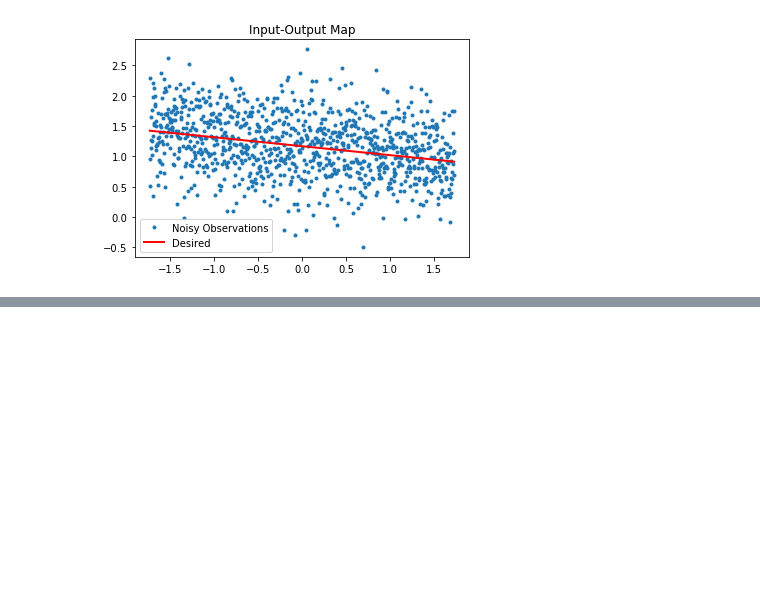
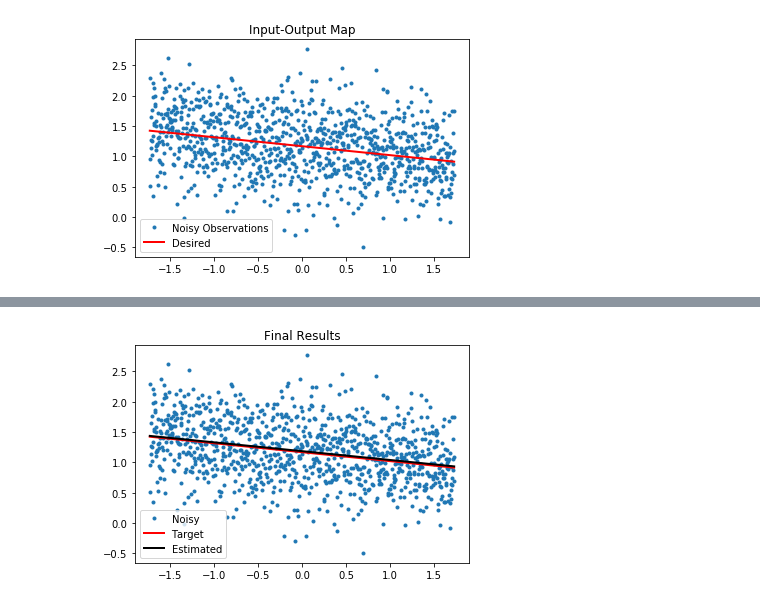
Before and after one commit to TrellixVulnTeam/ml_UQ36, a Jupyter notebook: deepLearning.ipynb, the cells around one changed output, grey strips where cells are left out. Cells and saved outputs as stored; diff of their text form; code cells hidden in the pictures; blank space fills up the shorter version.

Commit message:
Just display final results, no animation

```diff
--- a/deepLearning.ipynb
+++ b/deepLearning.ipynb
@@ -135,0 +128,12 @@ KeyboardInterrupt:
+# %%
+"""
+Display Final Results
+"""
+plt.title('Final Results')
+plt.plot(stdX, noisyDesired, '.')
+plt.plot(stdX, target, 'r', linewidth=2.)
+plt.plot(stdX, wHat*stdX+bHat, 'k', linewidth=2.)
+plt.legend(('Noisy', 'Target', 'Estimated'))
+plt.show()
+# %% [output]
+[figure, added]
```
Also changed, not shown: parts of 1 cell of this notebook.
